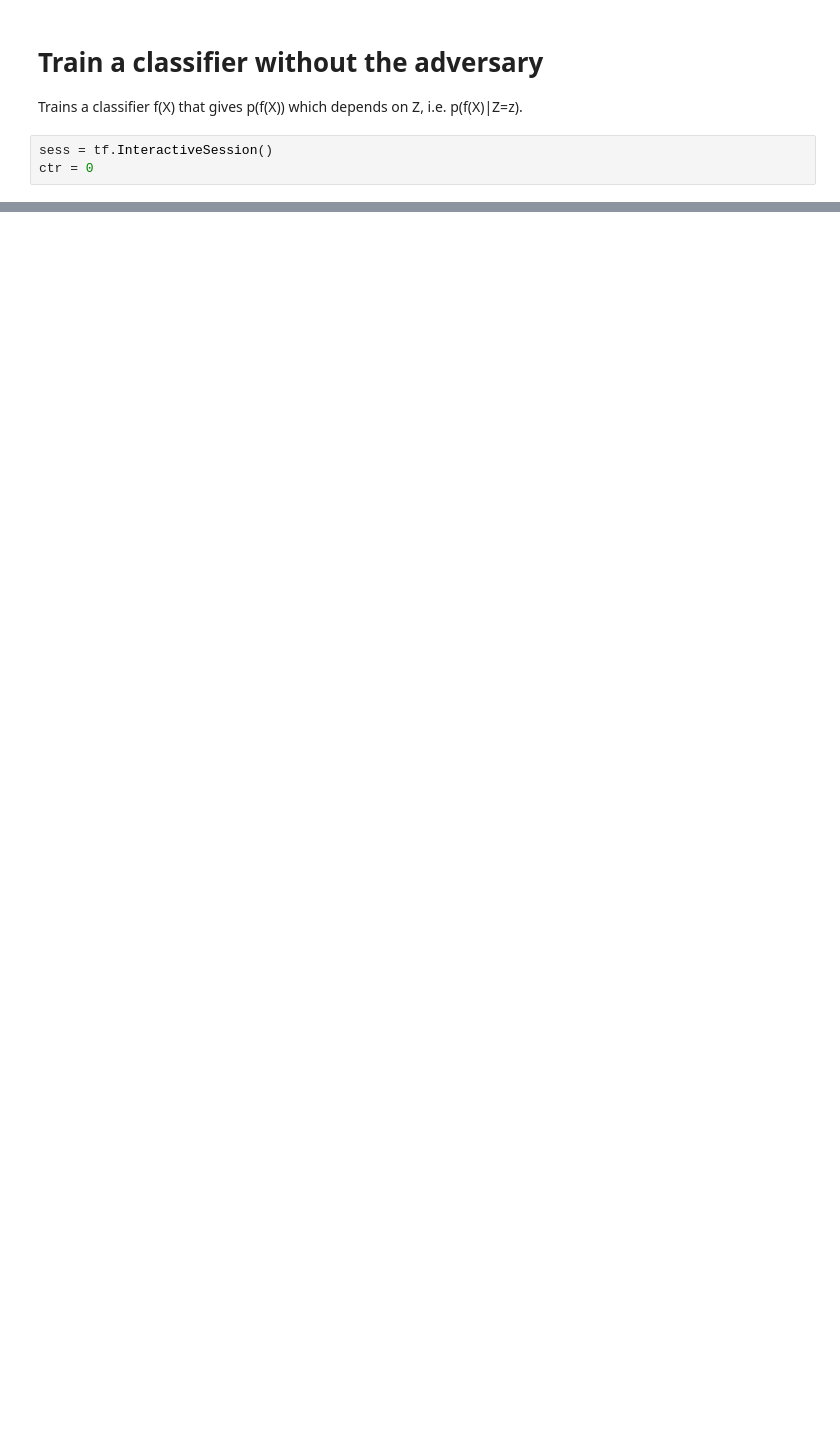
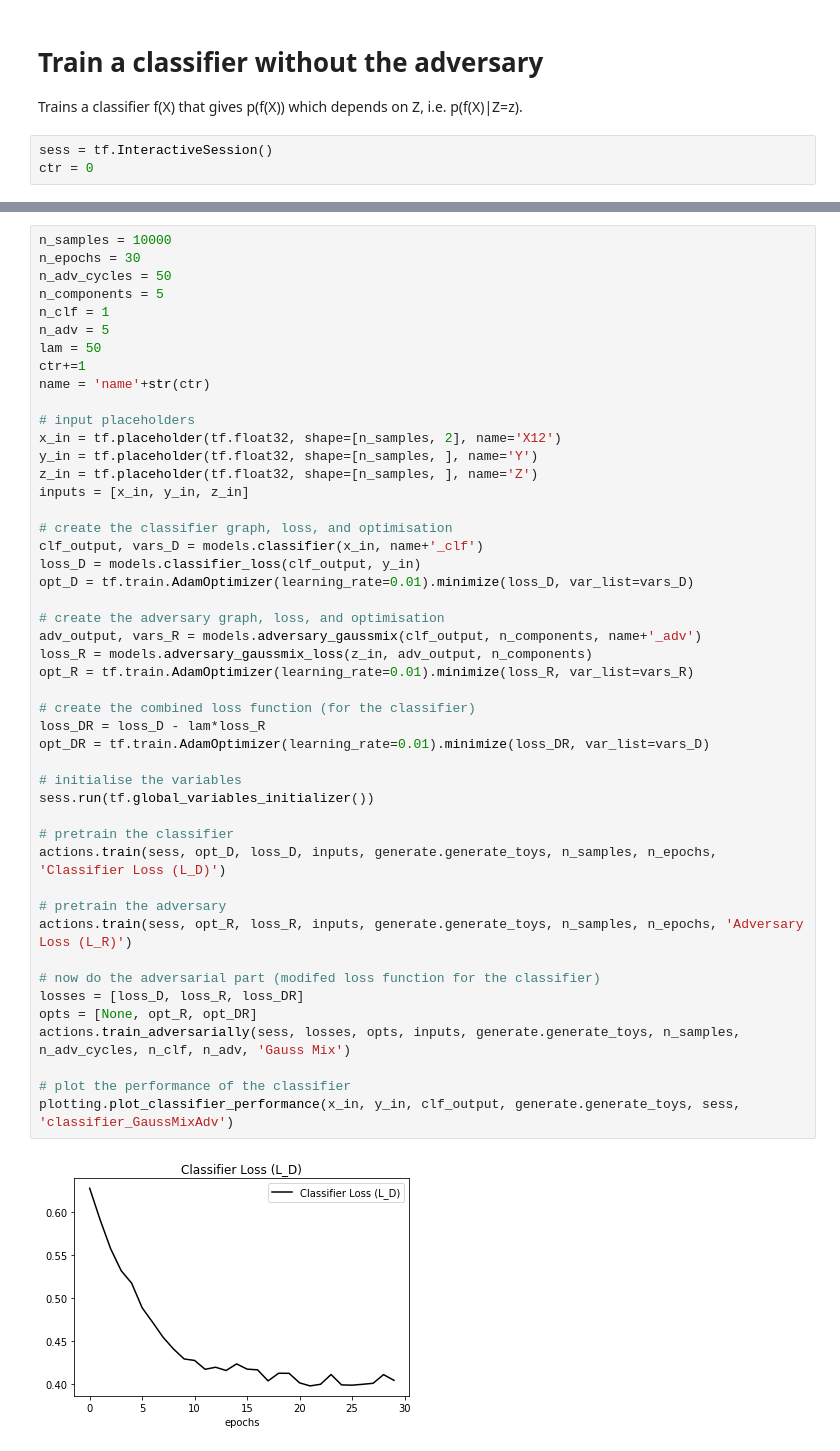
Before and after one commit to mzgubic/FairML, a Jupyter notebook: notebooks/LearningToPivotToy.ipynb, the cells around one changed output, grey strips where cells are left out. Cells and saved outputs as stored; diff of their text form; blank space fills up the shorter version.

```diff
--- a/notebooks/LearningToPivotToy.ipynb
+++ b/notebooks/LearningToPivotToy.ipynb
@@ -62,0 +67,49 @@ The 'normed' kwarg was deprecated in Matplotlib 2.1 and will be removed in 3.1.
+# %%
+n_samples = 10000
+n_epochs = 30
+n_adv_cycles = 50
+n_components = 5
+n_clf = 1
+n_adv = 5
+lam = 50
+ctr+=1
+name = 'name'+str(ctr)
+
+# input placeholders
+x_in = tf.placeholder(tf.float32, shape=[n_samples, 2], name='X12')
+y_in = tf.placeholder(tf.float32, shape=[n_samples, ], name='Y')
+z_in = tf.placeholder(tf.float32, shape=[n_samples, ], name='Z')
+inputs = [x_in, y_in, z_in]
+
+# create the classifier graph, loss, and optimisation
+clf_output, vars_D = models.classifier(x_in, name+'_clf')
+loss_D = models.classifier_loss(clf_output, y_in)
+opt_D = tf.train.AdamOptimizer(learning_rate=0.01).minimize(loss_D, var_list=vars_D)
+
+# create the adversary graph, loss, and optimisation
+adv_output, vars_R = models.adversary_gaussmix(clf_output, n_components, name+'_adv')
+loss_R = models.adversary_gaussmix_loss(z_in, adv_output, n_components)
+opt_R = tf.train.AdamOptimizer(learning_rate=0.01).minimize(loss_R, var_list=vars_R)
+
+# create the combined loss function (for the classifier)
+loss_DR = loss_D - lam*loss_R
+opt_DR = tf.train.AdamOptimizer(learning_rate=0.01).minimize(loss_DR, var_list=vars_D)
+
+# initialise the variables
+sess.run(tf.global_variables_initializer())
+
+# pretrain the classifier
+actions.train(sess, opt_D, loss_D, inputs, generate.generate_toys, n_samples, n_epochs, 'Classifier Loss (L_D)')
+
+# pretrain the adversary
+actions.train(sess, opt_R, loss_R, inputs, generate.generate_toys, n_samples, n_epochs, 'Adversary Loss (L_R)')
+
+# now do the adversarial part (modifed loss function for the classifier)
+losses = [loss_D, loss_R, loss_DR]
+opts = [None, opt_R, opt_DR]
+actions.train_adversarially(sess, losses, opts, inputs, generate.generate_toys, n_samples, n_adv_cycles, n_clf, n_adv, 'Gauss Mix')
+
+# plot the performance of the classifier
+plotting.plot_classifier_performance(x_in, y_in, clf_output, generate.generate_toys, sess, 'classifier_GaussMixAdv')
+# %% [output]
+[figure, added]
```
Also changed, not shown: parts of 6 cells of this notebook, 1 other file.
